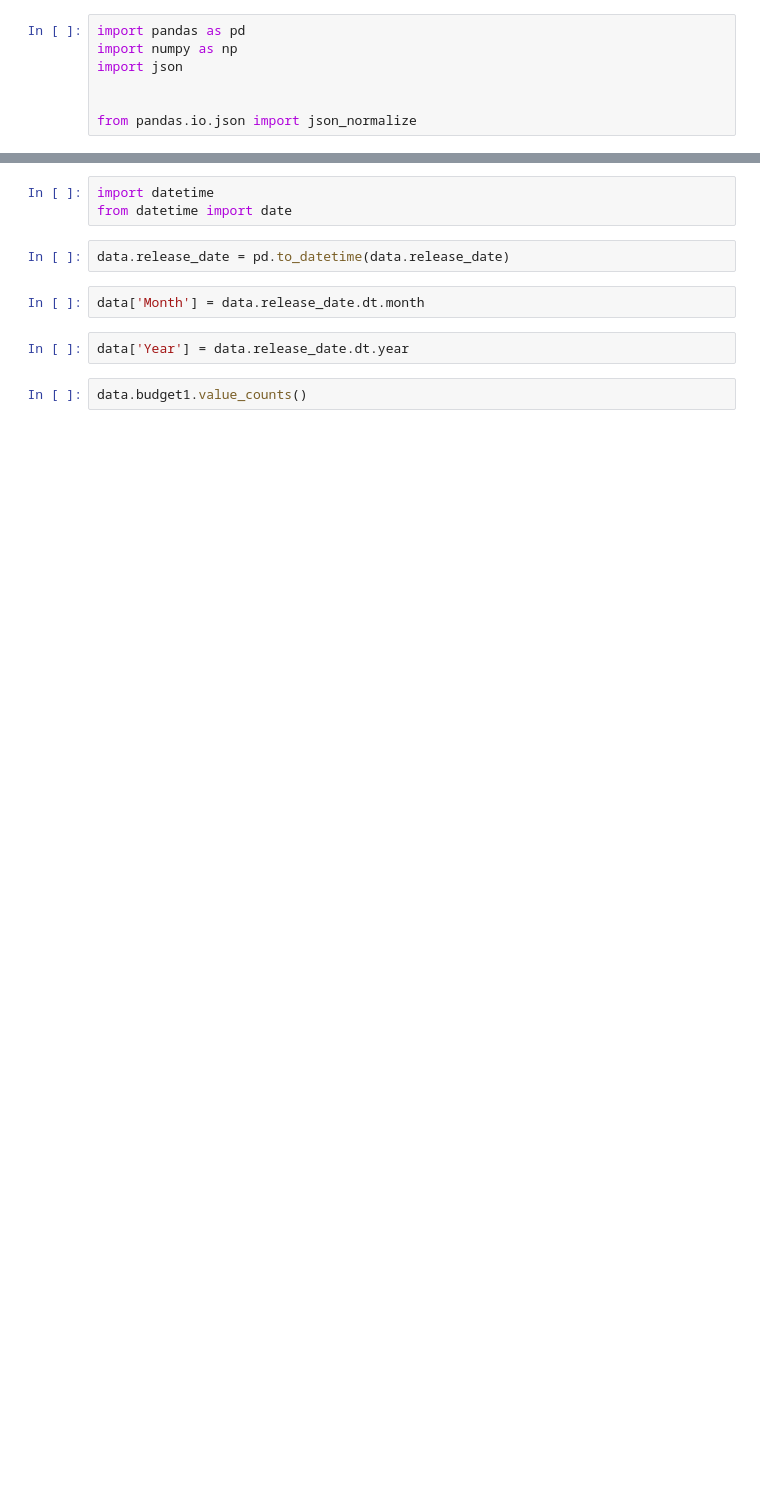
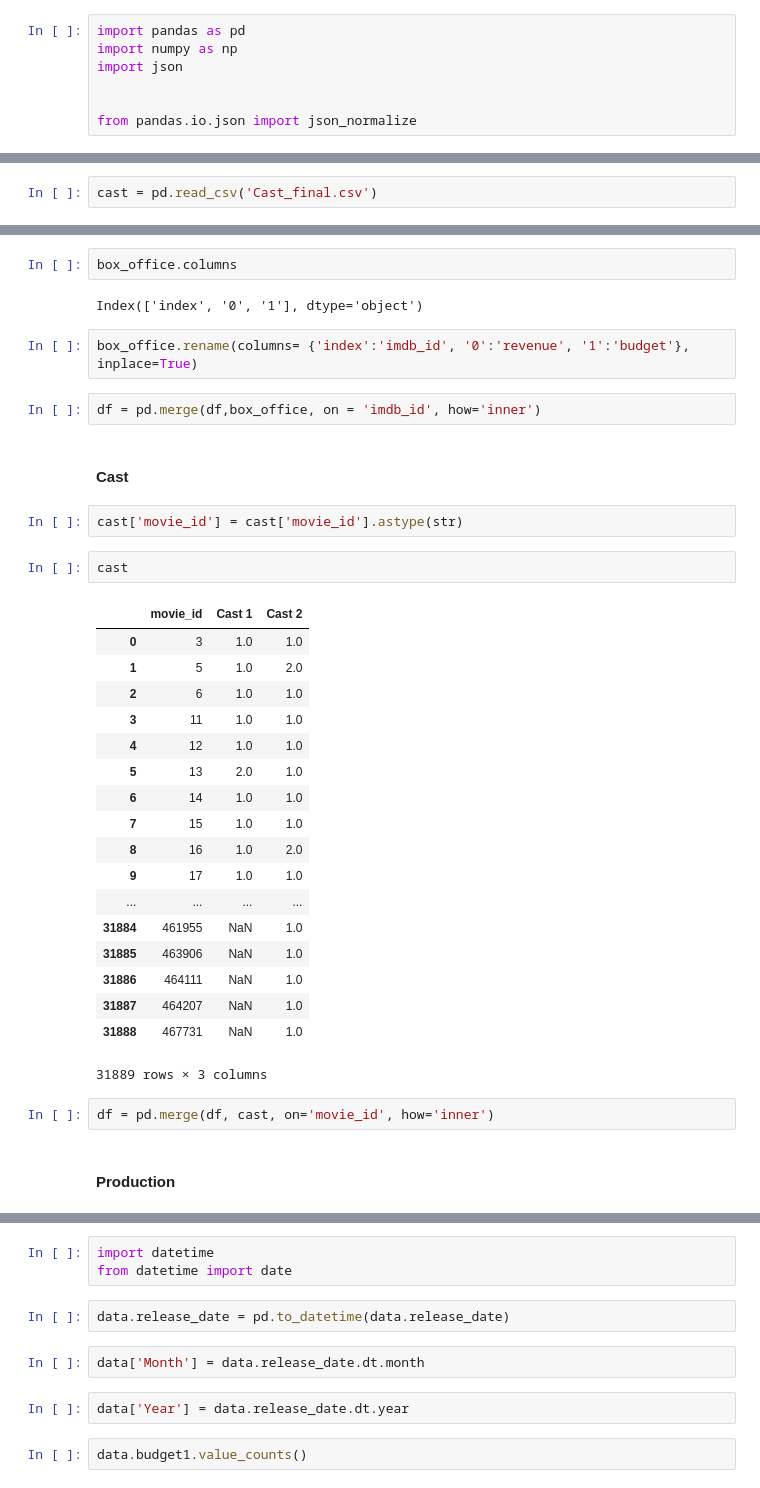
Before and after one commit to EricBui0201/Data-Projects, a Jupyter notebook: Project2_supervise machine learning/Jupyter notebooks/Final.ipynb, the cells around one changed output, grey strips where cells are left out. Drawn from its saved outputs; the diff is of its cells as text; blank space fills up the shorter version.

```diff
--- a/Project2_supervise machine learning/Jupyter notebooks/Final.ipynb
+++ b/Project2_supervise machine learning/Jupyter notebooks/Final.ipynb
@@ -139,0 +14,2 @@ data.drop(a, axis=1, inplace=True)
+# %%
+cast = pd.read_csv('Cast_final.csv')
@@ -139,0 +103,37 @@ data.drop(a, axis=1, inplace=True)
+# %%
+box_office.columns
+# %% [output]
+Index(['index', '0', '1'], dtype='object')
+# %%
+box_office.rename(columns= {'index':'imdb_id', '0':'revenue', '1':'budget'}, inplace=True)
+# %%
+df = pd.merge(df,box_office, on = 'imdb_id', how='inner')
+# %% [markdown]
+#### Cast
+# %%
+cast['movie_id'] = cast['movie_id'].astype(str)
+# %%
+cast
+# %% [output]
+|  | movie_id | Cast 1 | Cast 2 |
+| 0 | 3 | 1.0 | 1.0 |
+| 1 | 5 | 1.0 | 2.0 |
+| 2 | 6 | 1.0 | 1.0 |
+| 3 | 11 | 1.0 | 1.0 |
+| 4 | 12 | 1.0 | 1.0 |
+| 5 | 13 | 2.0 | 1.0 |
+| 6 | 14 | 1.0 | 1.0 |
+| 7 | 15 | 1.0 | 1.0 |
+| 8 | 16 | 1.0 | 2.0 |
+| 9 | 17 | 1.0 | 1.0 |
+| ... | ... | ... | ... |
+| 31884 | 461955 | NaN | 1.0 |
+| 31885 | 463906 | NaN | 1.0 |
+| 31886 | 464111 | NaN | 1.0 |
+| 31887 | 464207 | NaN | 1.0 |
+| 31888 | 467731 | NaN | 1.0 |
+31889 rows × 3 columns
+# %%
+df = pd.merge(df, cast, on='movie_id', how='inner')
+# %% [markdown]
+#### Production
```
Also changed, not shown: parts of 74 cells of this notebook, 2 other files.
